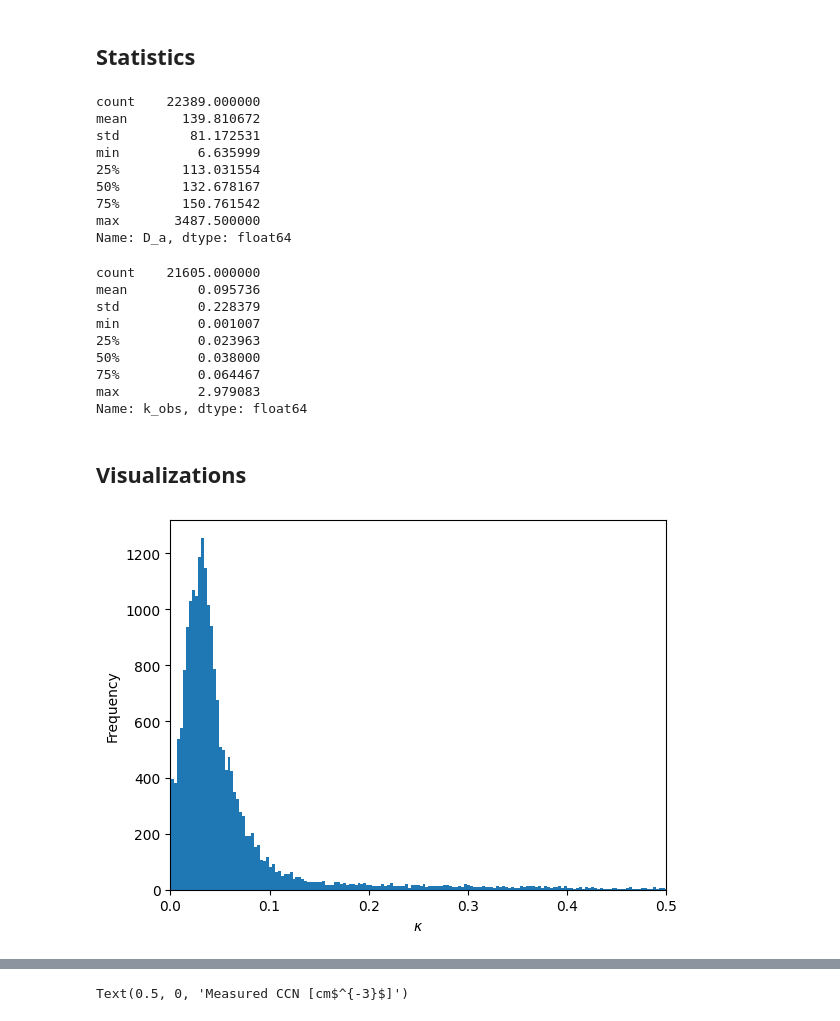
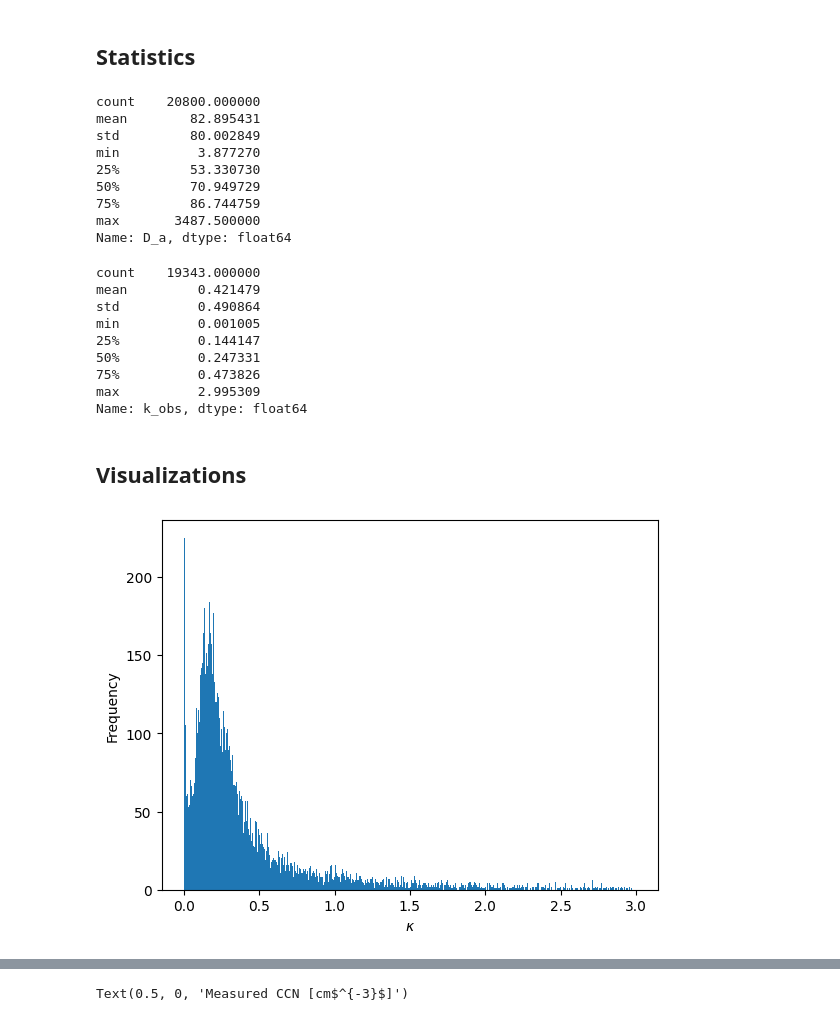
Before and after one commit to csoloff/ACTIVATE_CCN_closure, a Jupyter notebook: scripts/02_find_obs_kappa.ipynb, the cells around one changed output, grey strips where cells are left out. Saved outputs shown, nothing was run; the diff lists cells and outputs as text; code cells hidden in the pictures.

```diff
--- a/scripts/02_find_obs_kappa.ipynb
+++ b/scripts/02_find_obs_kappa.ipynb
@@ -37,7 +37,7 @@ upper_bounds = [3.76, 4.22, 4.74, 5.32, 5.97, 6.69, 7.51, 8.43, 9.46, 10.6, 11.9
 # calculates dlogd using upper and lower bounds
 dlogd=[]
 for i in range(0,len(lower_bounds)):
-       dlogd.append(np.log(upper_bounds[i]) - np.log(lower_bounds[i]))
+       dlogd.append(np.log10(upper_bounds[i]) - np.log10(lower_bounds[i]))
 # %%
 # list of all the bin column labels for SMPS and LAS
 b_l = ['SMPS_Bin02', 'SMPS_Bin03', 'SMPS_Bin04', 'SMPS_Bin05',
@@ -132,36 +132,36 @@ sub_m2_og.to_csv('../tables/merged_observed.csv') # saves table containing the o
 # %%
 d['D_a'].describe()
 # %% [output]
-count    22389.000000
-mean       139.810672
-std         81.172531
-min          6.635999
-25%        113.031554
-50%        132.678167
-75%        150.761542
+count    20800.000000
+mean        82.895431
+std         80.002849
+min          3.877270
+25%         53.330730
+50%         70.949729
+75%         86.744759
 max       3487.500000
 Name: D_a, dtype: float64
 # %%
 d['k_obs'].describe()
 # %% [output]
-count    21605.000000
-mean         0.095736
-std          0.228379
-min          0.001007
-25%          0.023963
-50%          0.038000
-75%          0.064467
-max          2.979083
+count    19343.000000
+mean         0.421479
+std          0.490864
+min          0.001005
+25%          0.144147
+50%          0.247331
+75%          0.473826
+max          2.995309
 Name: k_obs, dtype: float64
 # %% [markdown]
 ## Visualizations
 # %%
 d['k_obs'].plot.hist(bins=1000)
-plt.xlim([0,.5])
+#plt.xlim([0,.5])
 plt.xlabel(r'$\kappa$')
 plt.savefig('../figures/k_obs_hist.png', dpi=300)
 # %% [output]
-[figure, old version]
+[figure, new version]
 # %%
 d['D_a'].plot.hist(bins=1000)
 plt.xlabel('D$_a$')
```
Also changed, not shown: parts of 7 cells of this notebook, 7 other files.
